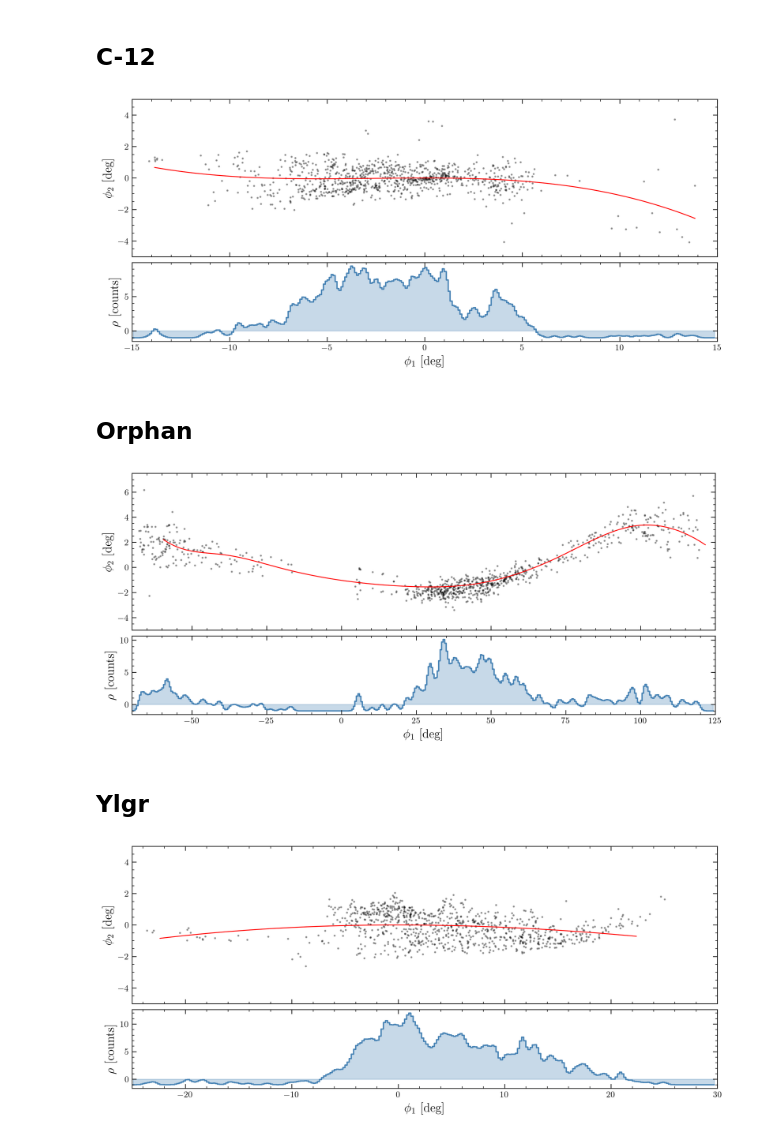
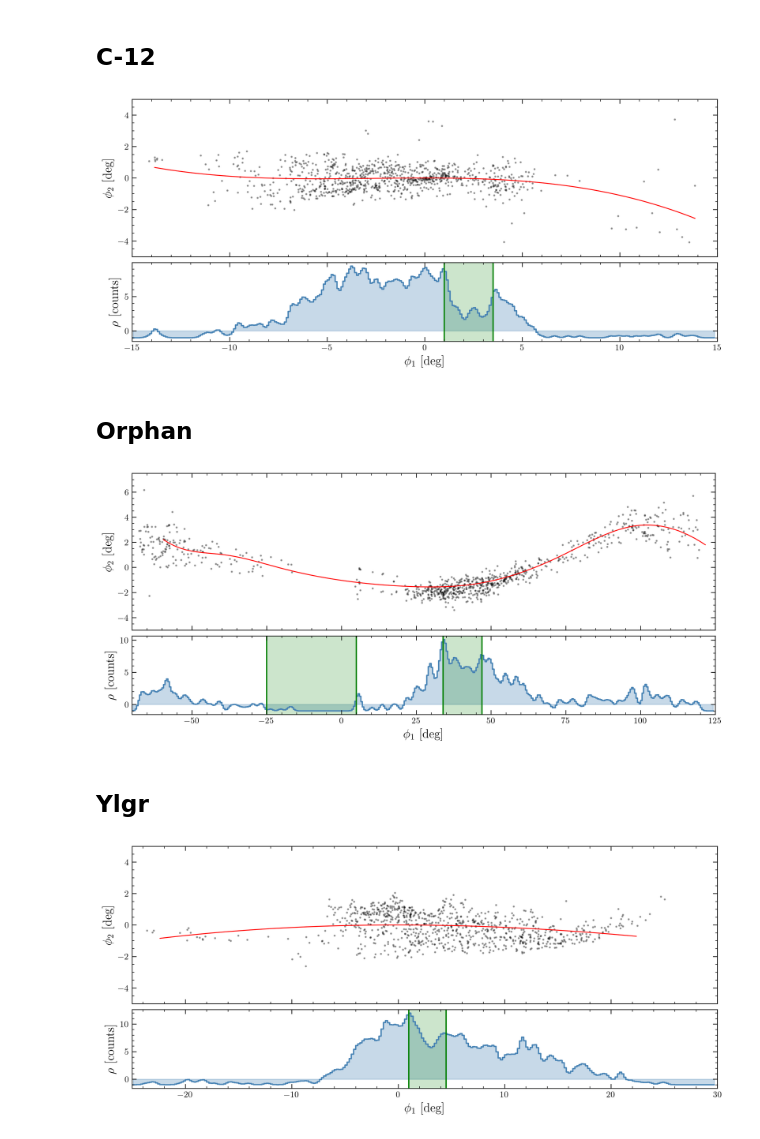
Before and after one commit to ravioli1369/ast5011-project, a Jupyter notebook: other_streams.ipynb, the cells around one changed output. Saved outputs shown, nothing was run; the diff lists cells and outputs as text; code cells hidden in the pictures.

```diff
--- a/other_streams.ipynb
+++ b/other_streams.ipynb
@@ -88,28 +91,31 @@ plot_density(
     c12_data,
     PHI_XLIM=C12_PHI_XLIM,
     PHI_YLIM=C12_PHI_YLIM,
+    perturb1=[1, 3.5],
 )
 # %% [output]
-[figure, old version]
+[figure, new version]
 # %% [markdown]
 ## **Orphan**
 # %%
 orphan = Streams.ORPHAN
 orphan_data = obtain_stream_data(orphan)
 ORPHAN_PHI_XLIM = (-70, 125)
 ORPHAN_PHI_YLIM = (-5, 7.5)
 orphan_density = obtain_stream_density(
     orphan_data, PHI_XLIM=ORPHAN_PHI_XLIM, binstep=0.5
 )
 plot_density(
     orphan,
     orphan_density,
     orphan_data,
     PHI_XLIM=ORPHAN_PHI_XLIM,
     PHI_YLIM=ORPHAN_PHI_YLIM,
+    perturb1=[-25, 5],
+    perturb2=[34, 47],
 )
 # %% [output]
-[figure, old version]
+[figure, new version]
 # %% [markdown]
 ## **Ylgr**
 # %%
@@ -124,6 +130,7 @@ plot_density(
     ylgr_data,
     PHI_XLIM=YLGR_PHI_XLIM,
     PHI_YLIM=YLGR_PHI_YLIM,
+    perturb1=[1, 4.5],
 )
 # %% [output]
-[figure, old version]
+[figure, new version]
```
Also changed, not shown: parts of 2 cells of this notebook, 7 other files.
